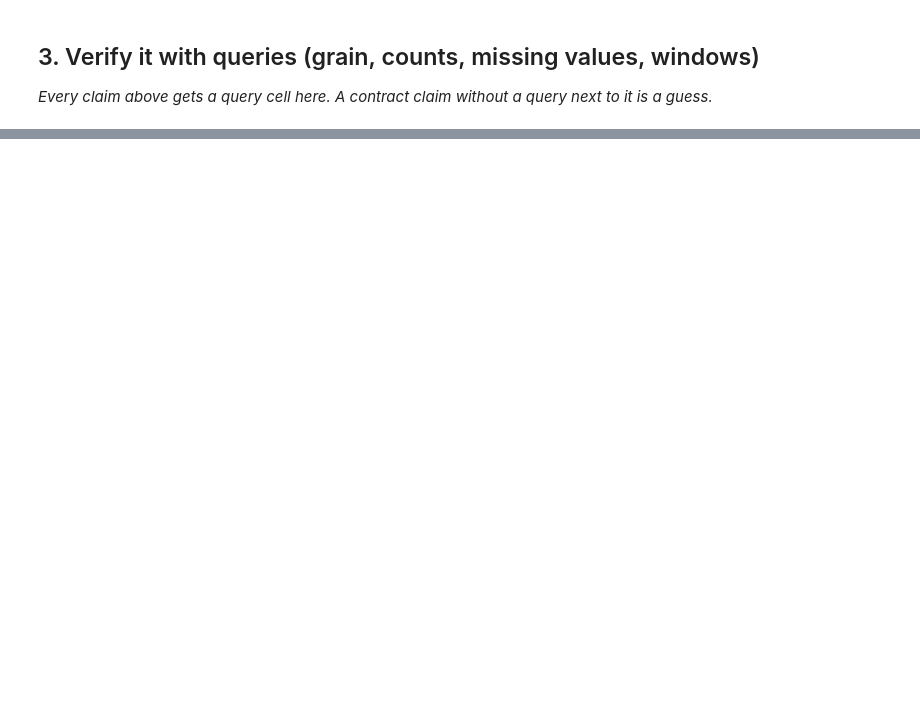
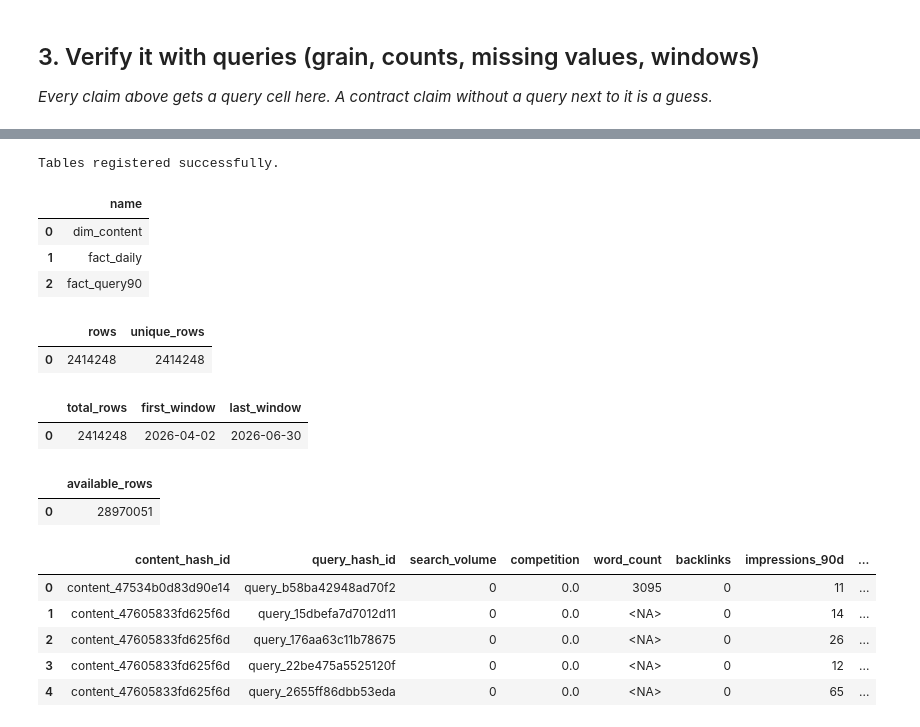
Before and after one commit to helnagar123/flyrank-ml-internship, a Jupyter notebook: work/notebooks/w03_data_contract.ipynb, the cells around one changed output, grey strips where cells are left out. Drawn from its saved outputs; the diff is of its cells as text; code cells hidden in the pictures; blank space fills up the shorter version.

```diff
--- a/work/notebooks/w03_data_contract.ipynb
+++ b/work/notebooks/w03_data_contract.ipynb
@@ -12,0 +26,4 @@ This skeleton is yours to fill. Work the sections **in order** — each one has
+# %%
+con = duckdb.connect()
+
+print("DuckDB Ready")
@@ -26,0 +142,75 @@ This skeleton is yours to fill. Work the sections **in order** — each one has
+# %%
+con.register("dim_content", content_arrow)
+con.register("fact_daily", daily_arrow)
+con.register("fact_query90", query_arrow)
+print("Tables registered successfully.")
+# %% [output]
+Tables registered successfully.
+# %%
+con.sql("SHOW TABLES").df()
+# %% [output]
+|  | name |
+| 0 | dim_content |
+| 1 | fact_daily |
+| 2 | fact_query90 |
+# %%
+con.sql("""
+SELECT
+    COUNT(*) AS rows,
+    COUNT(
+        DISTINCT content_hash_id || '-' ||
+        query_hash_id || '-' ||
+        CAST(window_start AS VARCHAR)
+    ) AS unique_rows
+FROM fact_query90
+""").df()
+# %% [output]
+|  | rows | unique_rows |
+| 0 | 2414248 | 2414248 |
+# %%
+con.sql("""
+SELECT
+    COUNT(*) AS total_rows,
+    MIN(window_start) AS first_window,
+    MAX(window_end) AS last_window
+FROM fact_query90
+""").df()
+# %% [output]
+|  | total_rows | first_window | last_window |
+| 0 | 2414248 | 2026-04-02 | 2026-06-30 |
+# %%
+con.sql("""
+SELECT
+    COUNT(*) AS available_rows
+FROM fact_daily
+WHERE gsc_data_available IS TRUE
+""").df()
+# %% [output]
+|  | available_rows |
+| 0 | 28970051 |
+# %%
+features = con.sql("""
+SELECT
+    content_hash_id,
+    query_hash_id,
+    search_volume,
+    competition,
+    word_count,
+    backlinks,
+    impressions_90d,
+    clicks_90d,
+    avg_position_90d
+FROM dim_content dc
+JOIN fact_query90 fq
+USING(content_hash_id, client_hash_id)
+LIMIT 5
+""").df()
+
+features
+# %% [output]
+|  | content_hash_id | query_hash_id | search_volume | competition | word_count | backlinks | impressions_90d | ... |
+| 0 | content_47534b0d83d90e14 | query_b58ba42948ad70f2 | 0 | 0.0 | 3095 | 0 | 11 | ... |
+| 1 | content_47605833fd625f6d | query_15dbefa7d7012d11 | 0 | 0.0 | <NA> | 0 | 14 | ... |
+| 2 | content_47605833fd625f6d | query_176aa63c11b78675 | 0 | 0.0 | <NA> | 0 | 26 | ... |
+| 3 | content_47605833fd625f6d | query_22be475a5525120f | 0 | 0.0 | <NA> | 0 | 12 | ... |
+| 4 | content_47605833fd625f6d | query_2655ff86dbb53eda | 0 | 0.0 | <NA> | 0 | 65 | ... |
```
Also changed, not shown: parts of 16 cells of this notebook.
